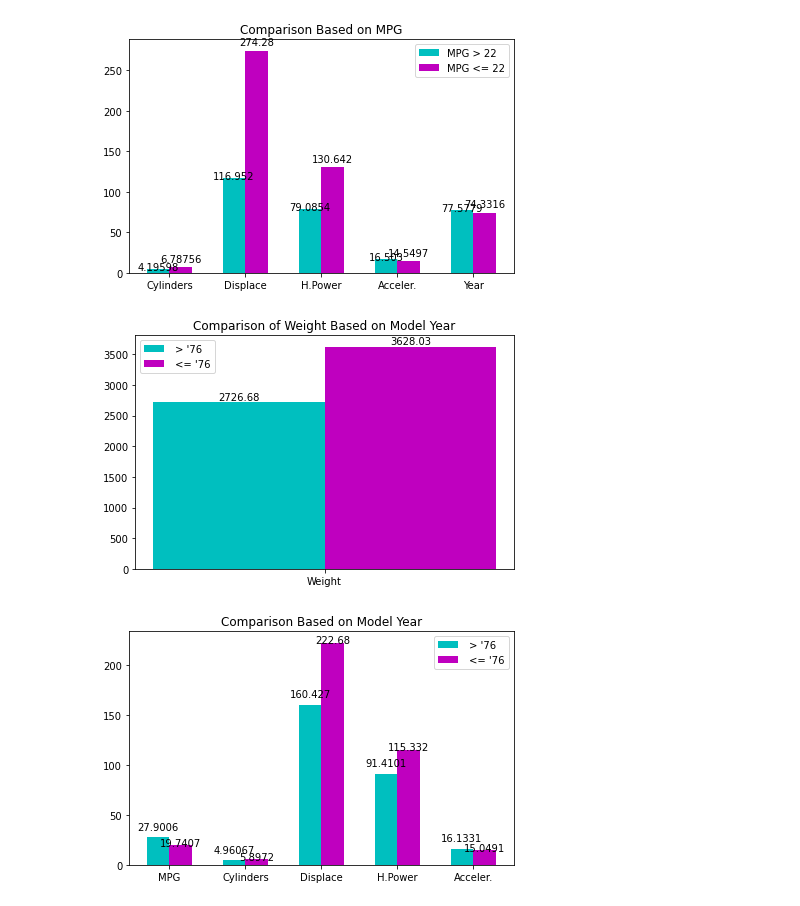
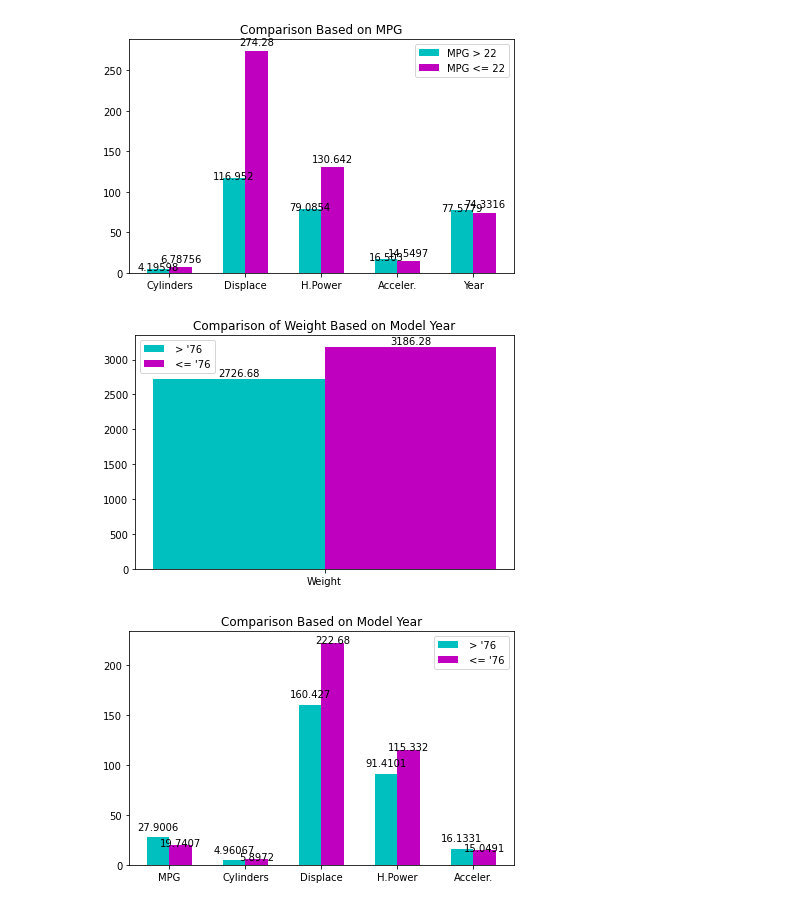
Before and after one commit to kdixon32/Dataframes, a Jupyter notebook: DataScienceP1.ipynb, the cells around one changed output. Drawn from its saved outputs; the diff is of its cells as text; code cells hidden in the pictures.

```diff
--- a/DataScienceP1.ipynb
+++ b/DataScienceP1.ipynb
@@ -114,31 +114,31 @@ plt.show()
 # %%
 df1 = df.loc[df['model year']  > 76]
 df1.reset_index(drop=True, inplace=True)
 df2 = df.loc[df['model year']  <= 76]
 df2.reset_index(drop=True, inplace=True)
 data = df1.mean(axis = 0)
 data1 = df2.mean(axis = 0)
 wdata = data[4]
-wwdata1 = data1[4]
+wdata1 = data1[4]
 data = data.drop(data.index[4])
 data1 = data1.drop(data1.index[4])
 data = data.drop(data.index[5])
 data1 = data1.drop(data1.index[5])
 cat = ['Weight']
 x = np.arange(len(cat))
 fig, ax = plt.subplots()
 bar = ax.bar(x - width/2, wdata, width, label=' > \'76', color='c')
 bar1 = ax.bar(x + width/2, wdata1, width, label=' <= \'76', color='m')
 ax.set_title('Comparison of Weight Based on Model Year')
 ax.set_xticks(x)
 ax.set_xticklabels(cat)
 ax.legend()
 ax.bar_label(bar, padding=0)
 ax.bar_label(bar1, padding=0)
 fig.tight_layout()
 plt.show()
 # %% [output]
-[figure, old version]
+[figure, new version]
 # %%
 cat = ['MPG', 'Cylinders', 'Displace', 'H.Power', 'Acceler.']
 x = np.arange(len(cat))
```
